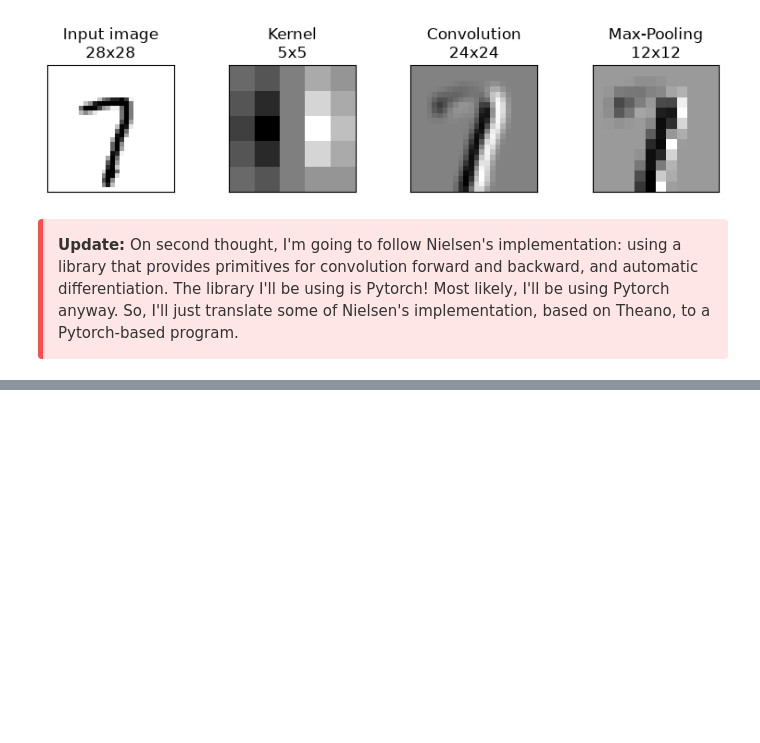
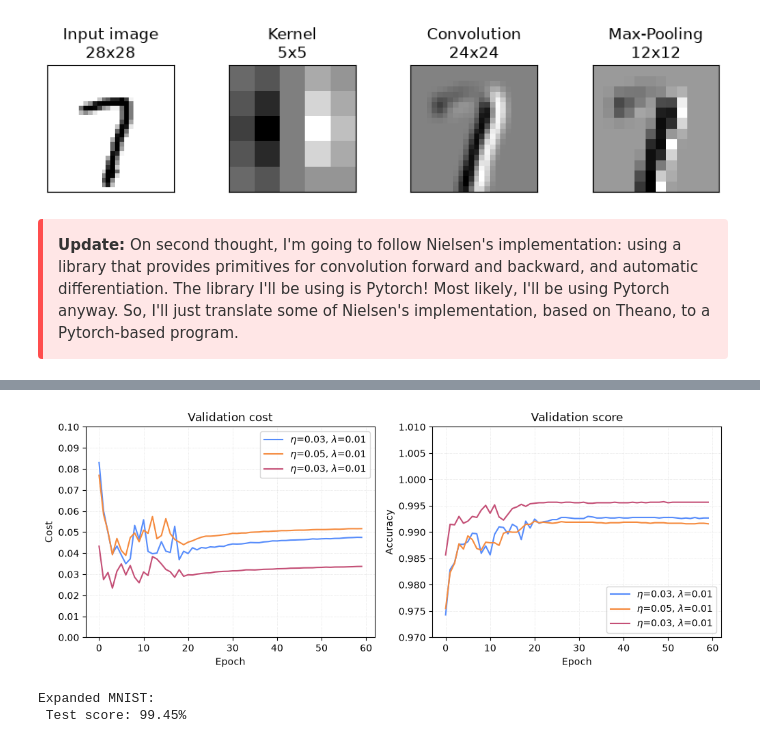
Before and after one commit to svd-jelo/deep-learning, a Jupyter notebook: 401-foundations-of-convnets.ipynb, the cells around one changed output, grey strips where cells are left out. Cells and saved outputs as stored; diff of their text form; code cells hidden in the pictures; blank space fills up the shorter version.

```diff
--- a/401-foundations-of-convnets.ipynb
+++ b/401-foundations-of-convnets.ipynb
@@ -201,0 +390,10 @@ plt.tight_layout()
+# %%
+net = NeuralNet([
+    ConvPoolLayer((20,1,5,5), (1,28,28), activation_fn=relu, random_state=1),
+    ConvPoolLayer((40, 20, 5, 5), (20,12,12), activation_fn=relu, random_state=1),
+    FullyConnectedLayer(40 * 4 * 4, 100, activation_fn=relu, random_state=1),
+    SoftMaxLayer(100, 10, random_state=1),
+])
+eta = 3e-2
+lmbda = 1e-2
+results60[(0,0)] = [*net.sgd((X_train, y_train), (X_val, y_val), (X_test, y_test), 60, 10, eta, lmbda, random_state=1)]
@@ -201,0 +418,45 @@ plt.tight_layout()
+# %%
+titles = ['Validation cost', 'Validation score']
+ylabels = ['Cost', 'Accuracy']
+legend_locs = ['upper right', 'lower right']
+ylims = [(0,0.1), (0.97,1)]
+yticks = [np.arange(0.0,0.101,0.01), np.arange(0.97,1.01,0.005)]
+colors = ['blue', 'orange', 'green']
+fig,axs = plt.subplots(1,2,figsize=(12,4))
+for item,color in zip(results60.items(), colors):
+    key, record = item
+    eta, lmbda = key
+    if key == (0,0):
+        eta, lmbda = 3e-2, 1e-2
+    for title, ylabel, data, ax, legend_loc, ylim, ytick in zip(titles, ylabels, record, axs.flat, legend_locs, ylims, yticks):
+        ax.set_title(title)
+        ax.set_xlabel('Epoch')
+        ax.set_ylabel(ylabel)
+        ax.set_ylim(*ylim)
+        ax.set_yticks(ytick)
+        ax.grid(visible=True, axis="both", ls=":", alpha=0.5)
+        ax.plot(range(len(data)), data, label=rf'$\eta$={eta}, $\lambda$={lmbda}')
+        ax.legend(loc=legend_loc)
+plt.show()
+# %% [output]
+[figure, added]
+# %%
+num_test_batches = len(X_test)//10 + len(X_test)%10
+test_score = 0.
+with torch.no_grad():
+    for i in range(num_test_batches):
+        X_test_mb = X_test[i*10:(i+1)*10]
+        y_test_mb = y_test[i*10:(i+1)*10]
+
+        activation = X_test_mb / 255.
+        for layer in net.layers:
+            layer.forward(activation, len(X_test_mb))
+            activation = layer.output
+
+        test_score += net.layers[-1].accuracy(y_test_mb) * len(X_test_mb) / len(X_test)
+
+print('Expanded MNIST:')
+print(f' Test score: {test_score:.2%}')
+# %% [output]
+Expanded MNIST:
+ Test score: 99.45%
```
Also changed, not shown: parts of 13 cells of this notebook.
